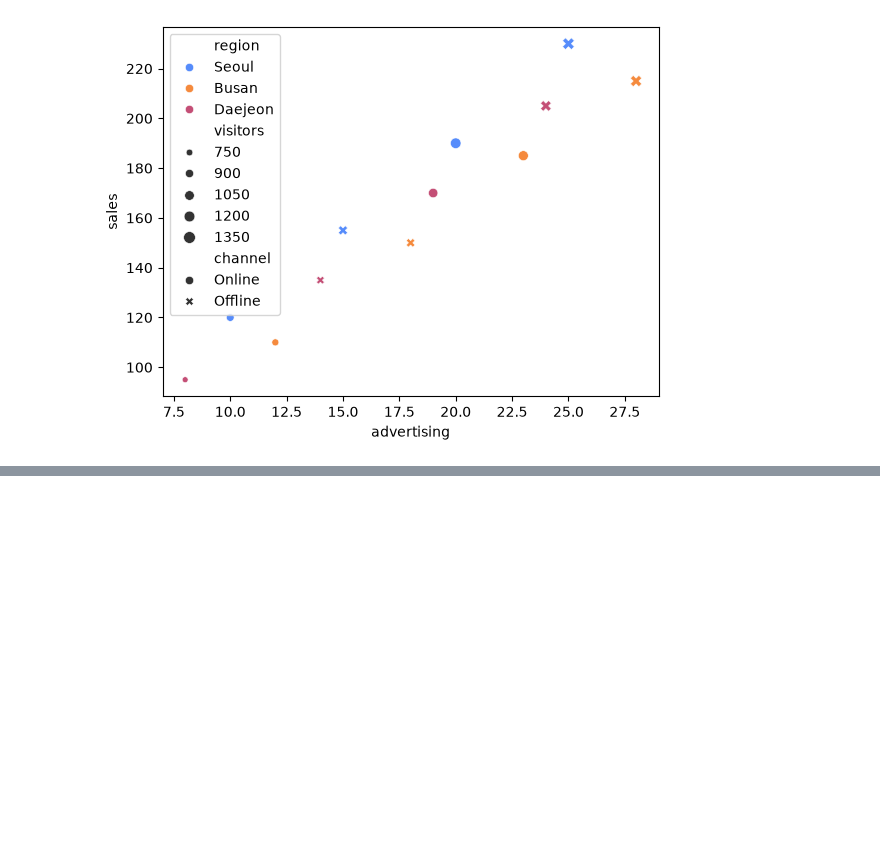
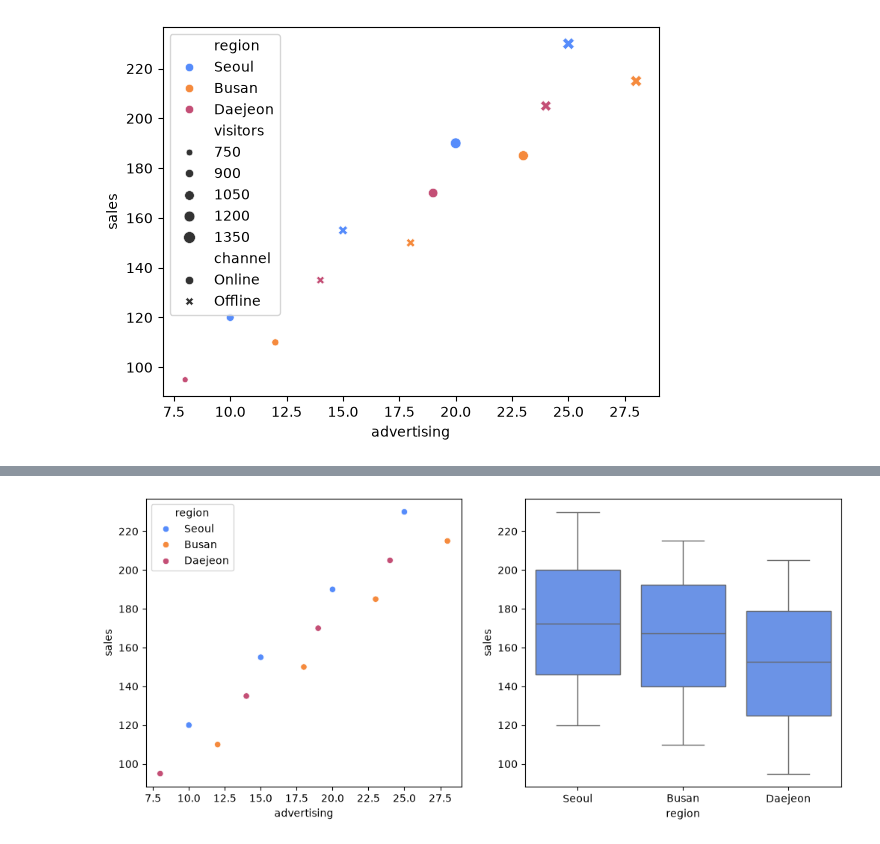
Before and after one commit to eddie1031/2026_SKP_005, a Jupyter notebook: seaborn_exp/basic/basic1.ipynb, the cells around one changed output, grey strips where cells are left out. Saved outputs shown, nothing was run; the diff lists cells and outputs as text; code cells hidden in the pictures; blank space fills up the shorter version.

```diff
--- a/seaborn_exp/basic/basic1.ipynb
+++ b/seaborn_exp/basic/basic1.ipynb
@@ -184,0 +207,25 @@ plt.show()
+# %%
+fig, axes = plt.subplots(
+    nrows=1,
+    ncols=2,
+    figsize=(12, 5),
+)
+
+sns.scatterplot(
+    data=sales_df,
+    x='advertising',
+    y='sales',
+    hue='region',
+    ax=axes[0]
+)
+
+sns.boxplot(
+    data=sales_df,
+    x='region',
+    y='sales',
+    ax=axes[1],
+)
+
+plt.show()
+# %% [output]
+[figure, added]
```
Also changed, not shown: parts of 8 cells of this notebook.
